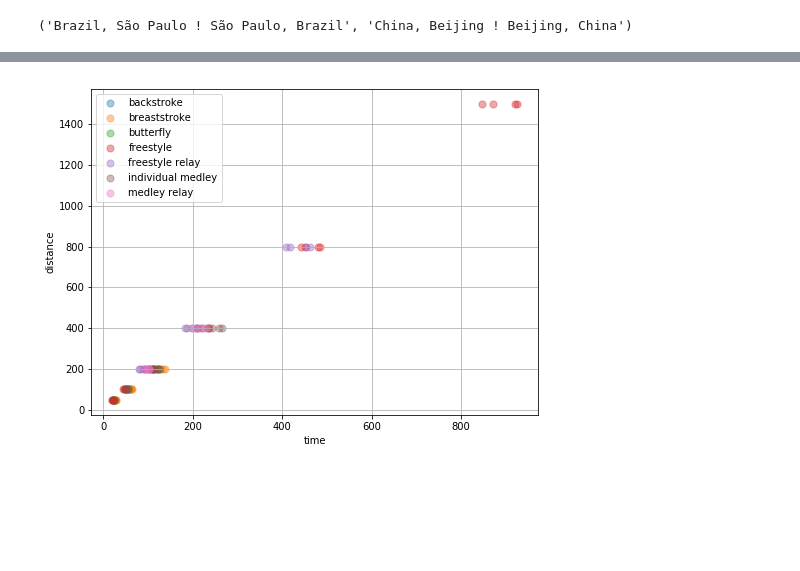
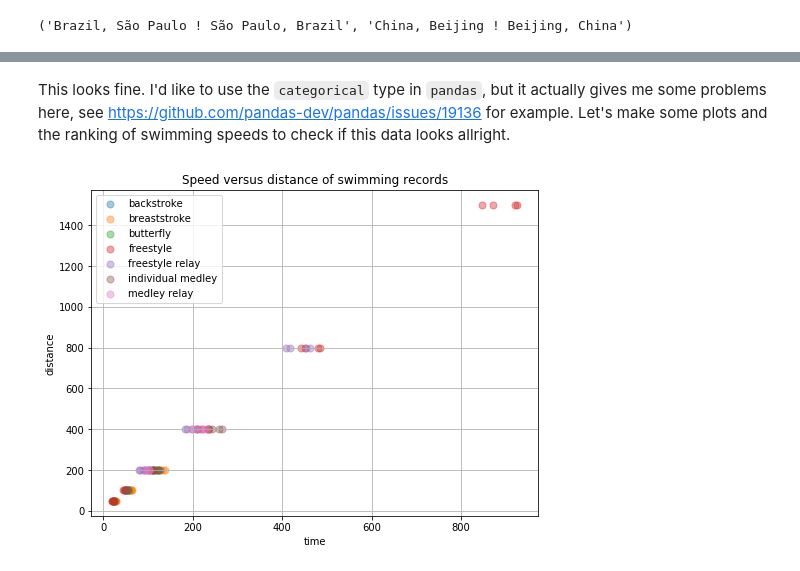
Before and after one commit to Gijs-Koot/Gijs-Koot.github.io, a Jupyter notebook: notebooks/swimming-records.ipynb, the cells around one changed output, grey strips where cells are left out. Drawn from its saved outputs; the diff is of its cells as text; code cells hidden in the pictures; blank space fills up the shorter version.

Commit message:
update swimming records

```diff
--- a/notebooks/swimming-records.ipynb
+++ b/notebooks/swimming-records.ipynb
@@ -75,7 +79,6 @@ parsed_events[parsed_events.swimstyle.isnull()]
 # %% [output]
 |  | team_size | distance | swimstyle |
 # %%
-parsed_events.swimstyle = parsed_events.swimstyle.astype('category')
 parsed_events["team_size"] = parsed_events.team_size.fillna(1).astype(int)
 parsed_events.distance = parsed_events.distance.astype(int) * parsed_events.team_size
 
@@ -92,6 +95,6 @@ parsed_events.assign(original = raw.event).sample(5)
 # %%
 parsed_times = raw.time.str.extract("(?P<m>\d{1,2})?:?(?P<s>\d{2})\.(?P<ms>\d{2})", expand = True)
-time_seconds = times.m.astype(float).fillna(0) * 60 + times.s.astype(float) + times.ms.astype(float) / 100
+time_seconds = parsed_times.m.astype(float).fillna(0) * 60 + parsed_times.s.astype(float) + parsed_times.ms.astype(float) / 100
 raw.assign(time_seconds = time_seconds)[["event", "time_seconds"]].sample(10)
 # %% [output]
 |  | event | time_seconds |
@@ -150,4 +157,0 @@ parsed_locations.assign(original = raw.location).sample(5)
-# %%
-parsed_locations.country = parsed_locations.country.astype('category')
-parsed_locations.city = parsed_locations.city.astype('category')
-parsed_locations[parsed_locations.country.isnull()]
@@ -156,12 +165,10 @@ parsed_locations[parsed_locations.country.isnull()]
 # %%
-## All together
-
 events = parsed_events.join(
     time_seconds.rename("time")
 ).join(
     pd.to_datetime(raw.date)
 ).join(parsed_locations).join(parsed_names).join(
-    raw[["course", "category", "nationality", "meet"]].apply(lambda x: x.astype('category'))
+    raw[["course", "category", "nationality", "meet"]]
 )
 
 view = events.sample(10)
@@ -197,14 +204,17 @@ meet                 category
 dtype: object
+# %% [markdown]
+This looks fine. I'd like to use the `categorical` type in `pandas`, but it actually gives me some problems here, see https://github.com/pandas-dev/pandas/issues/19136 for example. Let's make some plots and the ranking of swimming speeds to check if this data looks allright.
 # %%
 import seaborn as sns
 
 fig = plt.figure(figsize = (8, 6))
 ax = fig.subplots(1)
 pal = sns.color_palette()
 
 for i, (st, frame) in enumerate(events.groupby(["swimstyle"])):
     frame.plot.scatter(x = 'time', y = 'distance', label = st, ax = ax, color = pal[i], s = 50, alpha = .4);
 
-ax.grid(True);
+plt.title("Speed versus distance of swimming records")
+plt.grid(True);
 # %% [output]
-[figure, old version]
+[figure, new version]
```
Also changed, not shown: parts of 45 cells of this notebook, 8 other files.
